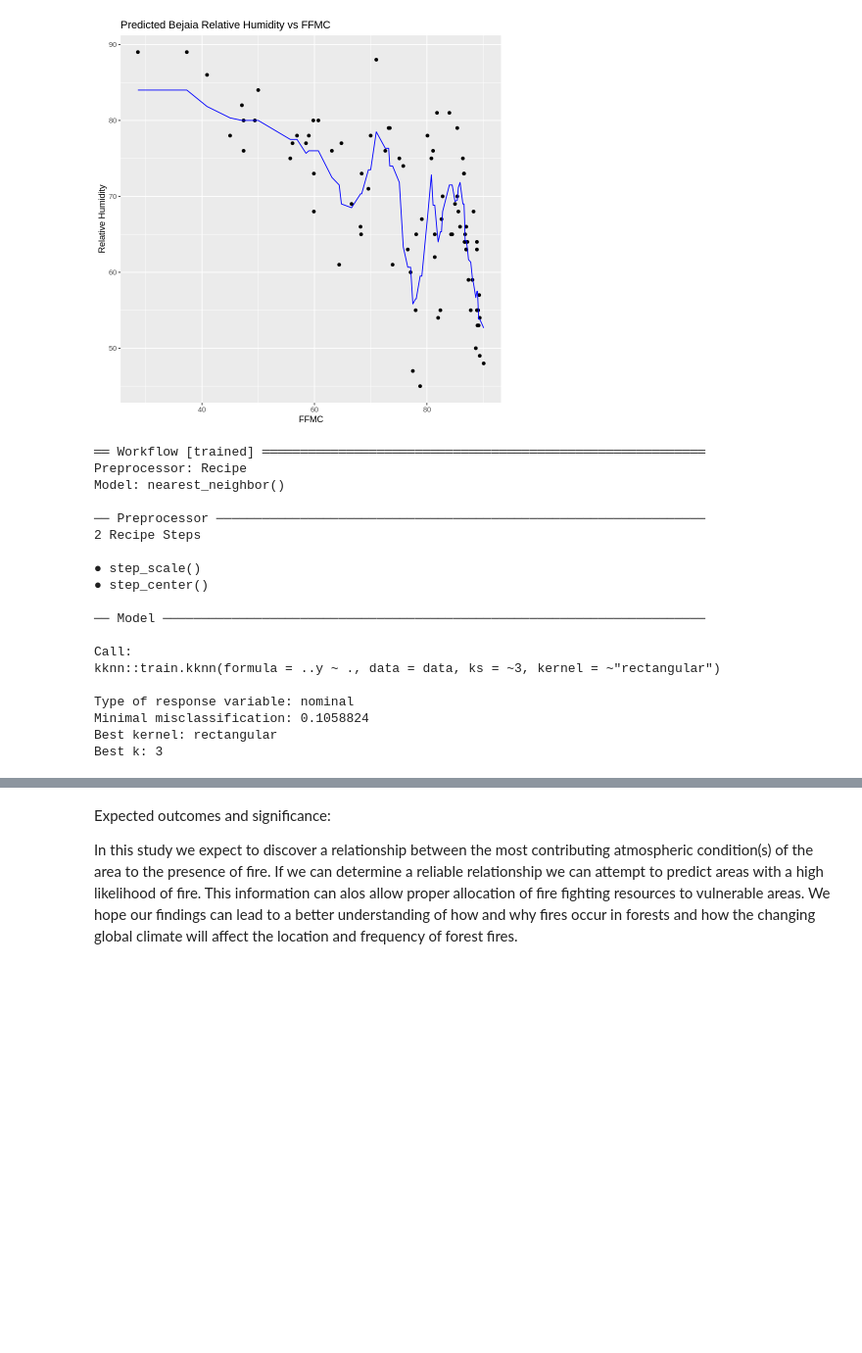
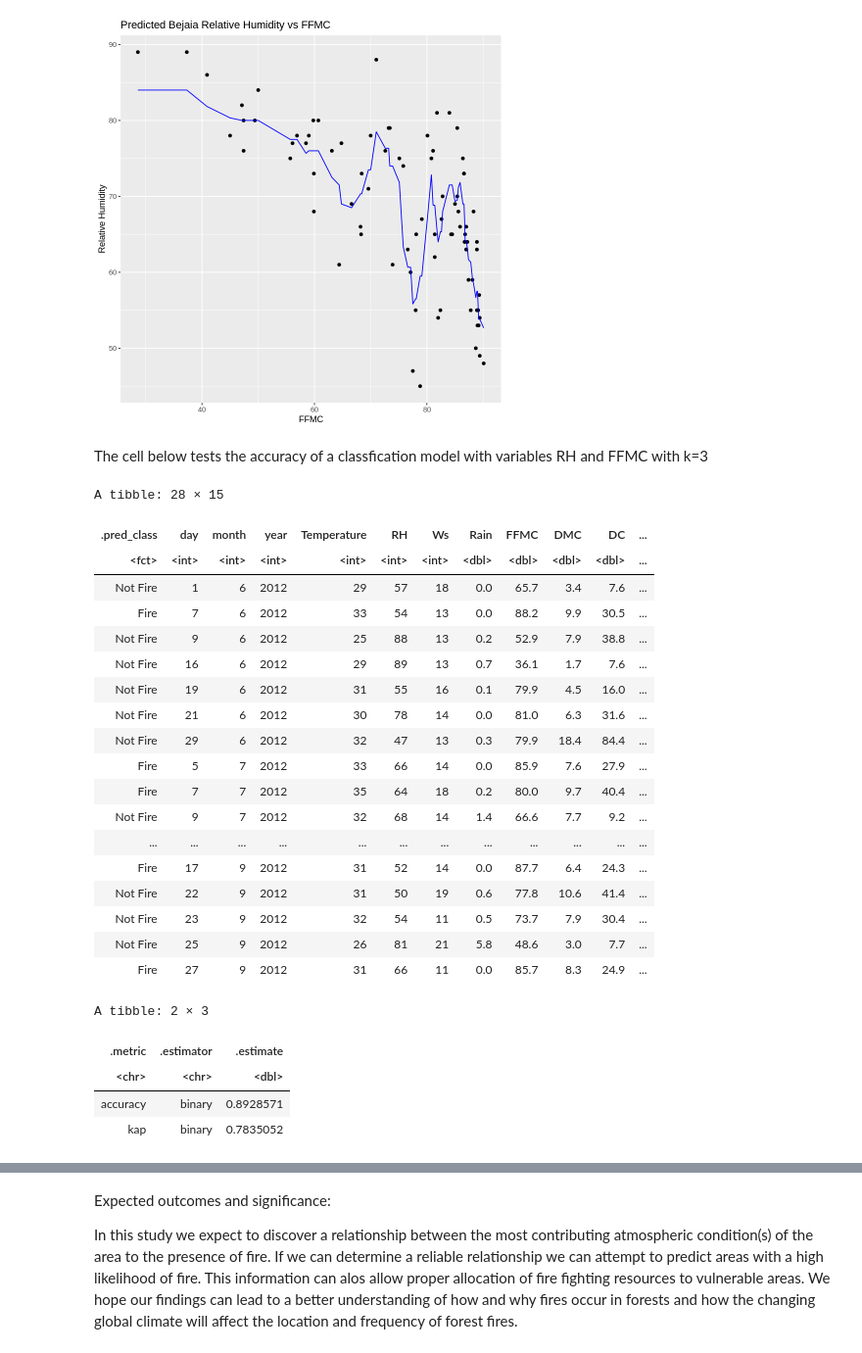
Before and after one commit to Bchau02/DSCI-100-Group-11-Project, a Jupyter notebook: Project.ipynb, the cells around one changed output, grey strips where cells are left out. Shown at 98% size. Drawn from its saved outputs; the diff is of its cells as text; code cells hidden in the pictures; blank space fills up the shorter version.

```diff
--- a/Project.ipynb
+++ b/Project.ipynb
@@ -489,37 +533,64 @@ Bej_FFMC_plot <- Bej_FFMC_preds %>% ggplot(aes(x = FFMC, y = RH))+
 Bej_FFMC_plot
 # %% [output]
 [figure]
+# %% [markdown]
+The cell below tests the accuracy of a classfication model with variables RH and FFMC with k=3
 # %%
-Bej_FFMC_R_recipe <- recipe(Class ~ FFMC + RH, data=Bejaia_train) %>%
+Bejaia_train <- Bejaia_train %>%
+    mutate(Class = case_when(Class == "Fire" ~ "Fire",
+                             TRUE ~ "Not Fire")) %>%
+    mutate(Class=as_factor(Class))
+
+Bejaia_test <- Bejaia_test %>%
+    mutate(Class = case_when(Class == "Fire" ~ "Fire",
+                             TRUE ~ "Not Fire")) %>%
+    mutate(Class=as_factor(Class))
+
+Bej_FFMC_recipe_scaled <- recipe(Class ~ FFMC + RH, data=Bejaia_train) %>%
     step_scale(all_predictors()) %>%
     step_center(all_predictors())
 
-Bej_knn_spec_R <- nearest_neighbor(weight_func="rectangular", neighbors=3) %>%
+Bej_knn_spec_C <- nearest_neighbor(weight_func="rectangular", neighbors=3) %>%
     set_engine("kknn") %>%
     set_mode("classification")
 
-Bej_FFMC_Fit_R <- workflow() %>%
-    add_recipe(Bej_FFMC_R_recipe) %>%
-    add_model(Bej_knn_spec_R) %>%
+Bej_FFMC_Fit_C <- workflow() %>%
+    add_recipe(Bej_FFMC_recipe_scaled) %>%
+    add_model(Bej_knn_spec_C) %>%
     fit(data=Bejaia_train)
-Bej_FFMC_Fit_R
+
+
+Bej_FFMC_prediction <- predict(Bej_FFMC_Fit_C, Bejaia_test) %>%
+    bind_cols(Bejaia_test)
+Bej_FFMC_prediction
+
+Bej_FFMC_prediction_accuracy <- Bej_FFMC_prediction %>%
+    metrics(truth=Class, estimate= .pred_class)
+Bej_FFMC_prediction_accuracy
+
+Bej_FFMC_Fit_C
 # %% [output]
-══ Workflow [trained] ══════════════════════════════════════════════════════════
-Preprocessor: Recipe
-Model: nearest_neighbor()
-
-── Preprocessor ────────────────────────────────────────────────────────────────
-2 Recipe Steps
-
-● step_scale()
-● step_center()
-
-── Model ───────────────────────────────────────────────────────────────────────
-
-Call:
-kknn::train.kknn(formula = ..y ~ ., data = data, ks = ~3, kernel = ~"rectangular")
-
-Type of response variable: nominal
-Minimal misclassification: 0.1058824
-Best kernel: rectangular
-Best k: 3
+A tibble: 28 × 15
+| .pred_class | day | month | year | Temperature | RH | Ws | Rain | FFMC | DMC | DC | ... |
+| <fct> | <int> | <int> | <int> | <int> | <int> | <int> | <dbl> | <dbl> | <dbl> | <dbl> | ... |
+| Not Fire | 1 | 6 | 2012 | 29 | 57 | 18 | 0.0 | 65.7 | 3.4 | 7.6 | ... |
+| Fire | 7 | 6 | 2012 | 33 | 54 | 13 | 0.0 | 88.2 | 9.9 | 30.5 | ... |
+| Not Fire | 9 | 6 | 2012 | 25 | 88 | 13 | 0.2 | 52.9 | 7.9 | 38.8 | ... |
+| Not Fire | 16 | 6 | 2012 | 29 | 89 | 13 | 0.7 | 36.1 | 1.7 | 7.6 | ... |
+| Not Fire | 19 | 6 | 2012 | 31 | 55 | 16 | 0.1 | 79.9 | 4.5 | 16.0 | ... |
+| Not Fire | 21 | 6 | 2012 | 30 | 78 | 14 | 0.0 | 81.0 | 6.3 | 31.6 | ... |
+| Not Fire | 29 | 6 | 2012 | 32 | 47 | 13 | 0.3 | 79.9 | 18.4 | 84.4 | ... |
+| Fire | 5 | 7 | 2012 | 33 | 66 | 14 | 0.0 | 85.9 | 7.6 | 27.9 | ... |
+| Fire | 7 | 7 | 2012 | 35 | 64 | 18 | 0.2 | 80.0 | 9.7 | 40.4 | ... |
+| Not Fire | 9 | 7 | 2012 | 32 | 68 | 14 | 1.4 | 66.6 | 7.7 | 9.2 | ... |
+| ... | ... | ... | ... | ... | ... | ... | ... | ... | ... | ... | ... |
+| Fire | 17 | 9 | 2012 | 31 | 52 | 14 | 0.0 | 87.7 | 6.4 | 24.3 | ... |
+| Not Fire | 22 | 9 | 2012 | 31 | 50 | 19 | 0.6 | 77.8 | 10.6 | 41.4 | ... |
+| Not Fire | 23 | 9 | 2012 | 32 | 54 | 11 | 0.5 | 73.7 | 7.9 | 30.4 | ... |
+| Not Fire | 25 | 9 | 2012 | 26 | 81 | 21 | 5.8 | 48.6 | 3.0 | 7.7 | ... |
+| Fire | 27 | 9 | 2012 | 31 | 66 | 11 | 0.0 | 85.7 | 8.3 | 24.9 | ... |
+A tibble: 2 × 3
+| .metric | .estimator | .estimate |
+| <chr> | <chr> | <dbl> |
+| accuracy | binary | 0.8928571 |
+| kap | binary | 0.7835052 |
```
Also changed, not shown: parts of 7 cells of this notebook.
